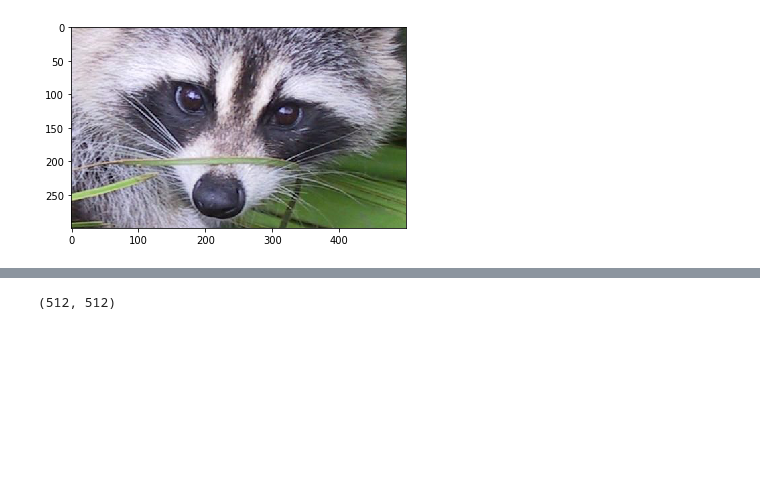
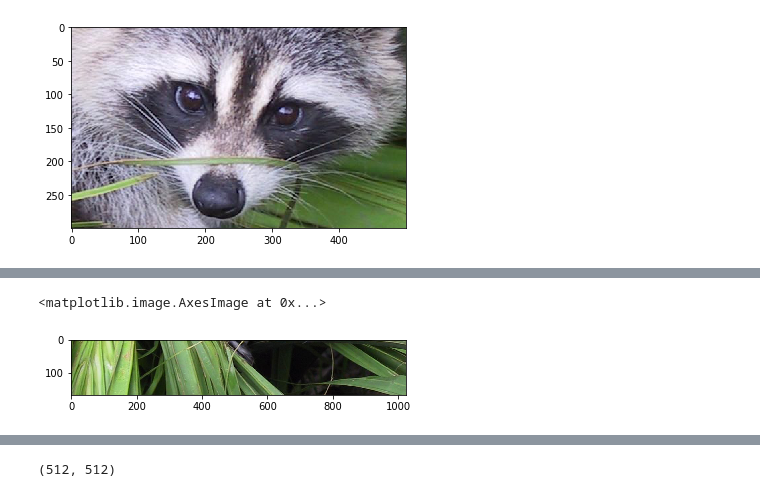
Before and after one commit to srikanthpragada/DS_18_MAY_2020, a Jupyter notebook: numpy_demo.ipynb, the cells around one changed output, grey strips where cells are left out. Drawn from its saved outputs; the diff is of its cells as text; code cells hidden in the pictures; blank space fills up the shorter version.

```diff
--- a/numpy_demo.ipynb
+++ b/numpy_demo.ipynb
@@ -805,0 +841,5 @@ plt.imshow(face)
+# %%
+plt.imshow(f2)
+# %% [output]
+<matplotlib.image.AxesImage at 0x...>
+[figure, added]
```
Also changed, not shown: parts of 18 cells of this notebook, 2 other files.
